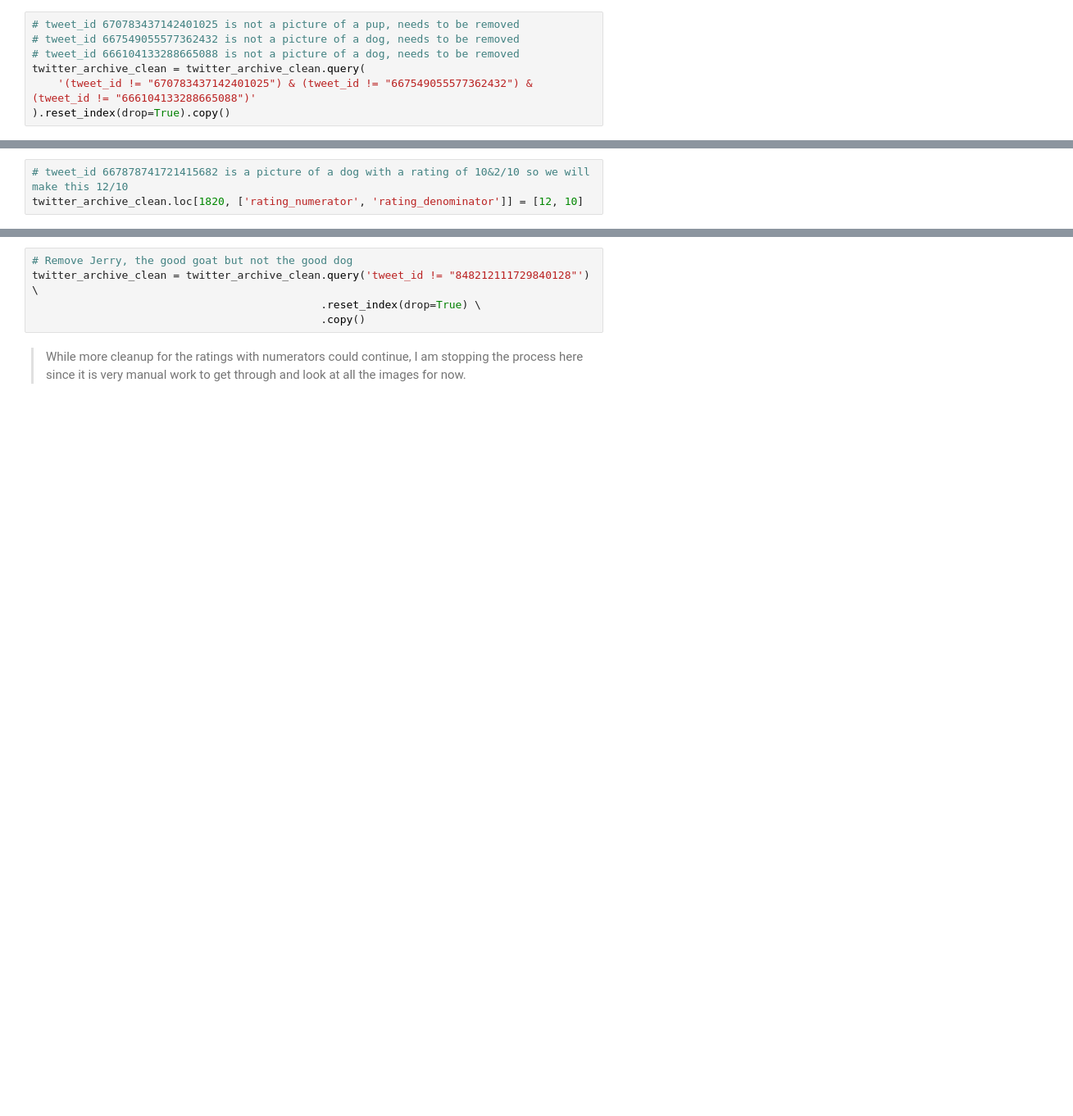
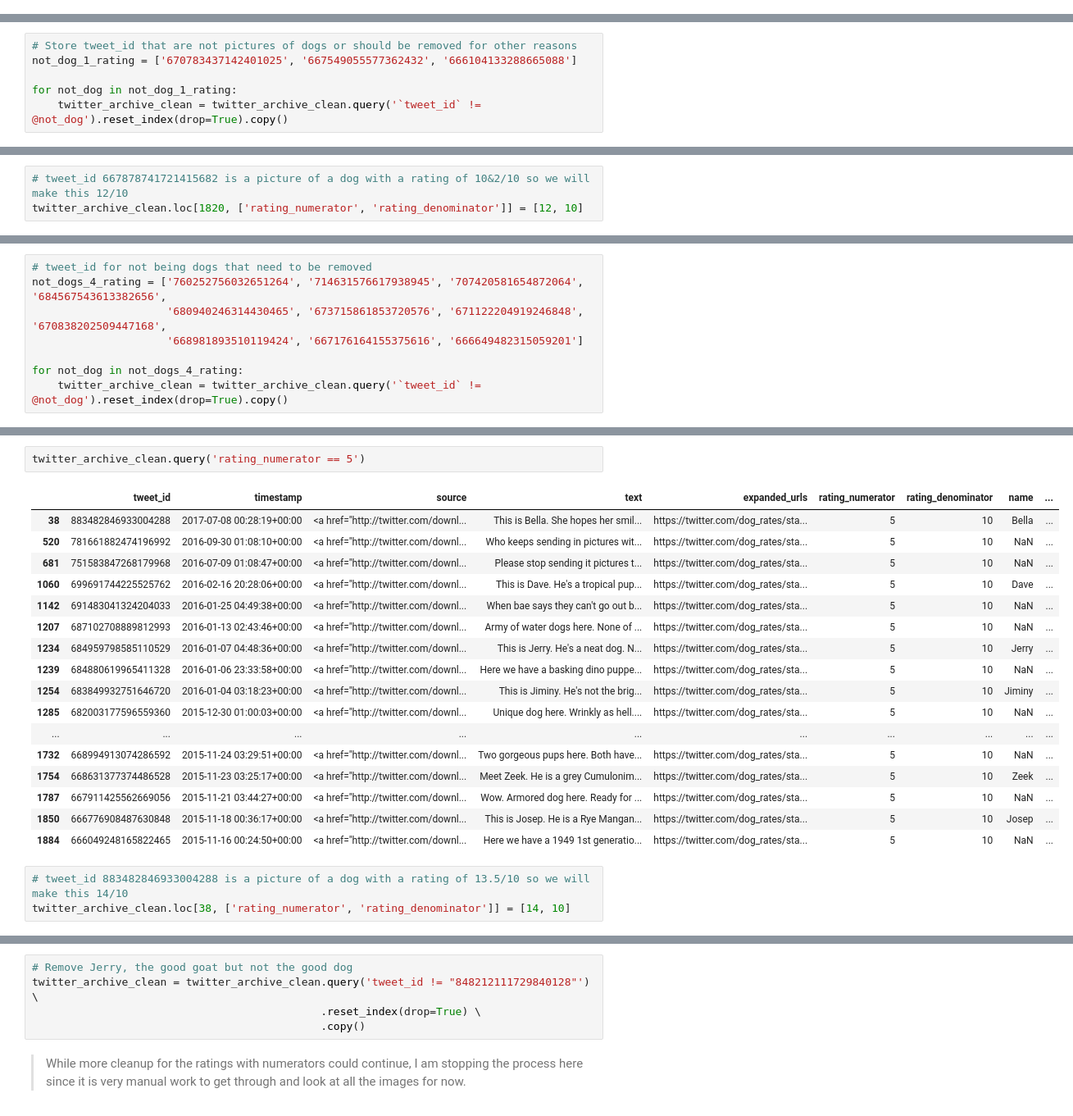
Before and after one commit to davidblackwelder/weratedogs-data-wrangling, a Jupyter notebook: wrangle_act.ipynb, the cells around one changed output, grey strips where cells are left out. Shown at 82% size. Drawn from its saved outputs; the diff is of its cells as text; blank space fills up the shorter version.

Commit message:
Refactor and remove more non-dog pictures from dataset

```diff
--- a/wrangle_act.ipynb
+++ b/wrangle_act.ipynb
@@ -1464,10 +1463,3 @@ twitter_archive_clean.query('rating_numerator == 1')
 | 1670 | 670783437142401025 | 2015-11-29 01:56:48+00:00 | <a href="http://twitter.com/downl... | Flamboyant pup here. Probably poi... | https://twitter.com/dog_rates/sta... | 1 | 10 | NaN | ... |
 | 1834 | 667549055577362432 | 2015-11-20 03:44:31+00:00 | <a href="http://twitter.com" rel=... | Never seen dog like this. Breathe... | https://twitter.com/dog_rates/sta... | 1 | 10 | NaN | ... |
 | 1910 | 666104133288665088 | 2015-11-16 04:02:55+00:00 | <a href="http://twitter.com/downl... | Not familiar with this breed. No ... | https://twitter.com/dog_rates/sta... | 1 | 10 | NaN | ... |
-# %%
-# tweet_id 670783437142401025 is not a picture of a pup, needs to be removed
-# tweet_id 667549055577362432 is not a picture of a dog, needs to be removed
-# tweet_id 666104133288665088 is not a picture of a dog, needs to be removed
-twitter_archive_clean = twitter_archive_clean.query(
-    '(tweet_id != "670783437142401025") & (tweet_id != "667549055577362432") & (tweet_id != "666104133288665088")'
-).reset_index(drop=True).copy()
@@ -1492,0 +1466,6 @@ Name: count, dtype: int64
+# %%
+# Store tweet_id that are not pictures of dogs or should be removed for other reasons
+not_dog_1_rating = ['670783437142401025', '667549055577362432', '666104133288665088']
+
+for not_dog in not_dog_1_rating:
+    twitter_archive_clean = twitter_archive_clean.query('`tweet_id` != @not_dog').reset_index(drop=True).copy()
@@ -1587,3 +1600,11 @@ twitter_archive_clean.query('rating_numerator == 4')
 | 1778 | 668466899341221888 | 2015-11-22 16:31:42+00:00 | <a href="http://twitter.com/downl... | Here is a mother dog caring for h... | https://twitter.com/dog_rates/sta... | 4 | 10 | NaN | ... |
 | 1839 | 667176164155375616 | 2015-11-19 03:02:47+00:00 | <a href="http://twitter.com/downl... | These are strange dogs. All have ... | https://twitter.com/dog_rates/sta... | 4 | 10 | NaN | ... |
 | 1864 | 666649482315059201 | 2015-11-17 16:09:56+00:00 | <a href="http://twitter.com/downl... | Cool dog. Enjoys couch. Low monot... | https://twitter.com/dog_rates/sta... | 4 | 10 | NaN | ... |
+# %%
+# tweet_id for not being dogs that need to be removed
+not_dogs_4_rating = ['760252756032651264', '714631576617938945', '707420581654872064', '684567543613382656',
+                     '680940246314430465', '673715861853720576', '671122204919246848', '670838202509447168',
+                     '668981893510119424', '667176164155375616', '666649482315059201']
+
+for not_dog in not_dogs_4_rating:
+    twitter_archive_clean = twitter_archive_clean.query('`tweet_id` != @not_dog').reset_index(drop=True).copy()
@@ -1589,0 +1631,23 @@ twitter_archive_clean.query('rating_numerator == 4')
+# %%
+twitter_archive_clean.query('rating_numerator == 5')
+# %% [output]
+|  | tweet_id | timestamp | source | text | expanded_urls | rating_numerator | rating_denominator | name | ... |
+| 38 | 883482846933004288 | 2017-07-08 00:28:19+00:00 | <a href="http://twitter.com/downl... | This is Bella. She hopes her smil... | https://twitter.com/dog_rates/sta... | 5 | 10 | Bella | ... |
+| 520 | 781661882474196992 | 2016-09-30 01:08:10+00:00 | <a href="http://twitter.com/downl... | Who keeps sending in pictures wit... | https://twitter.com/dog_rates/sta... | 5 | 10 | NaN | ... |
+| 681 | 751583847268179968 | 2016-07-09 01:08:47+00:00 | <a href="http://twitter.com/downl... | Please stop sending it pictures t... | https://twitter.com/dog_rates/sta... | 5 | 10 | NaN | ... |
+| 1060 | 699691744225525762 | 2016-02-16 20:28:06+00:00 | <a href="http://twitter.com/downl... | This is Dave. He's a tropical pup... | https://twitter.com/dog_rates/sta... | 5 | 10 | Dave | ... |
+| 1142 | 691483041324204033 | 2016-01-25 04:49:38+00:00 | <a href="http://twitter.com/downl... | When bae says they can't go out b... | https://twitter.com/dog_rates/sta... | 5 | 10 | NaN | ... |
+| 1207 | 687102708889812993 | 2016-01-13 02:43:46+00:00 | <a href="http://twitter.com/downl... | Army of water dogs here. None of ... | https://twitter.com/dog_rates/sta... | 5 | 10 | NaN | ... |
+| 1234 | 684959798585110529 | 2016-01-07 04:48:36+00:00 | <a href="http://twitter.com/downl... | This is Jerry. He's a neat dog. N... | https://twitter.com/dog_rates/sta... | 5 | 10 | Jerry | ... |
+| 1239 | 684880619965411328 | 2016-01-06 23:33:58+00:00 | <a href="http://twitter.com/downl... | Here we have a basking dino puppe... | https://twitter.com/dog_rates/sta... | 5 | 10 | NaN | ... |
+| 1254 | 683849932751646720 | 2016-01-04 03:18:23+00:00 | <a href="http://twitter.com/downl... | This is Jiminy. He's not the brig... | https://twitter.com/dog_rates/sta... | 5 | 10 | Jiminy | ... |
+| 1285 | 682003177596559360 | 2015-12-30 01:00:03+00:00 | <a href="http://twitter.com/downl... | Unique dog here. Wrinkly as hell.... | https://twitter.com/dog_rates/sta... | 5 | 10 | NaN | ... |
+| ... | ... | ... | ... | ... | ... | ... | ... | ... | ... |
+| 1732 | 668994913074286592 | 2015-11-24 03:29:51+00:00 | <a href="http://twitter.com/downl... | Two gorgeous pups here. Both have... | https://twitter.com/dog_rates/sta... | 5 | 10 | NaN | ... |
+| 1754 | 668631377374486528 | 2015-11-23 03:25:17+00:00 | <a href="http://twitter.com/downl... | Meet Zeek. He is a grey Cumulonim... | https://twitter.com/dog_rates/sta... | 5 | 10 | Zeek | ... |
+| 1787 | 667911425562669056 | 2015-11-21 03:44:27+00:00 | <a href="http://twitter.com/downl... | Wow. Armored dog here. Ready for ... | https://twitter.com/dog_rates/sta... | 5 | 10 | NaN | ... |
+| 1850 | 666776908487630848 | 2015-11-18 00:36:17+00:00 | <a href="http://twitter.com/downl... | This is Josep. He is a Rye Mangan... | https://twitter.com/dog_rates/sta... | 5 | 10 | Josep | ... |
+| 1884 | 666049248165822465 | 2015-11-16 00:24:50+00:00 | <a href="http://twitter.com/downl... | Here we have a 1949 1st generatio... | https://twitter.com/dog_rates/sta... | 5 | 10 | NaN | ... |
+# %%
+# tweet_id 883482846933004288 is a picture of a dog with a rating of 13.5/10 so we will make this 14/10
+twitter_archive_clean.loc[38, ['rating_numerator', 'rating_denominator']] = [14, 10]
```
Also changed, not shown: parts of 22 cells of this notebook.
